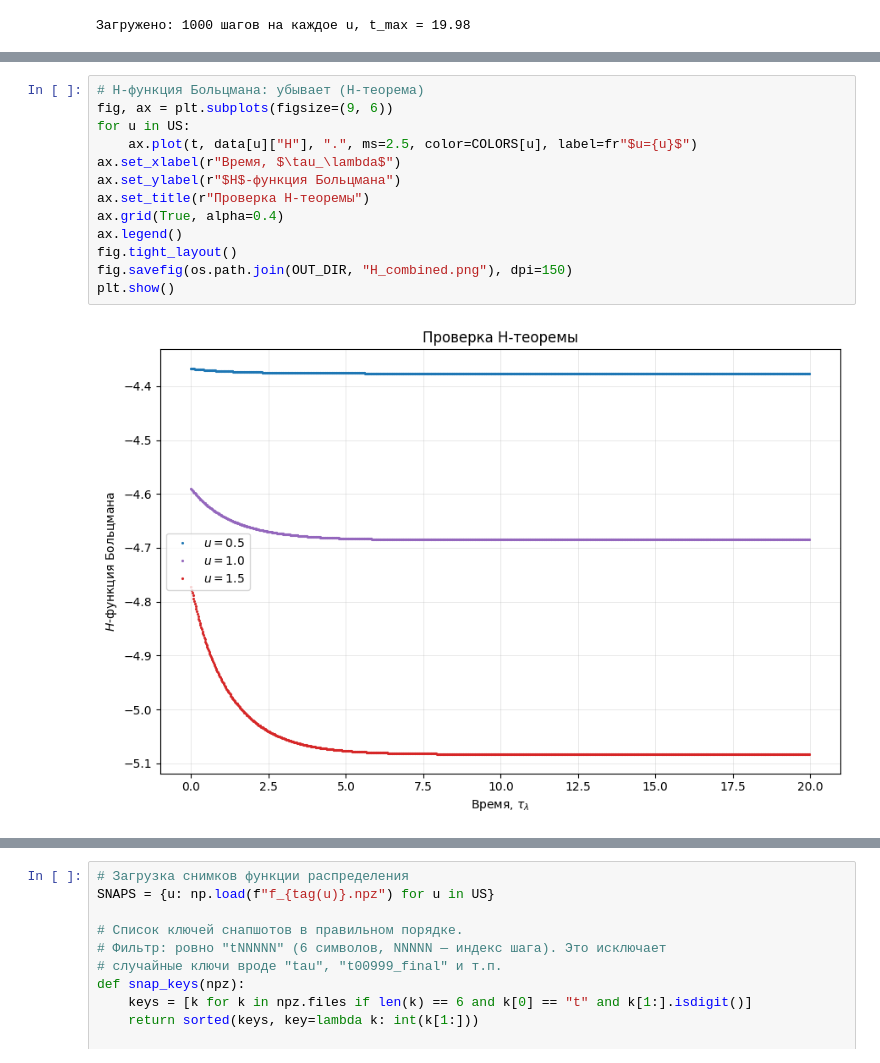
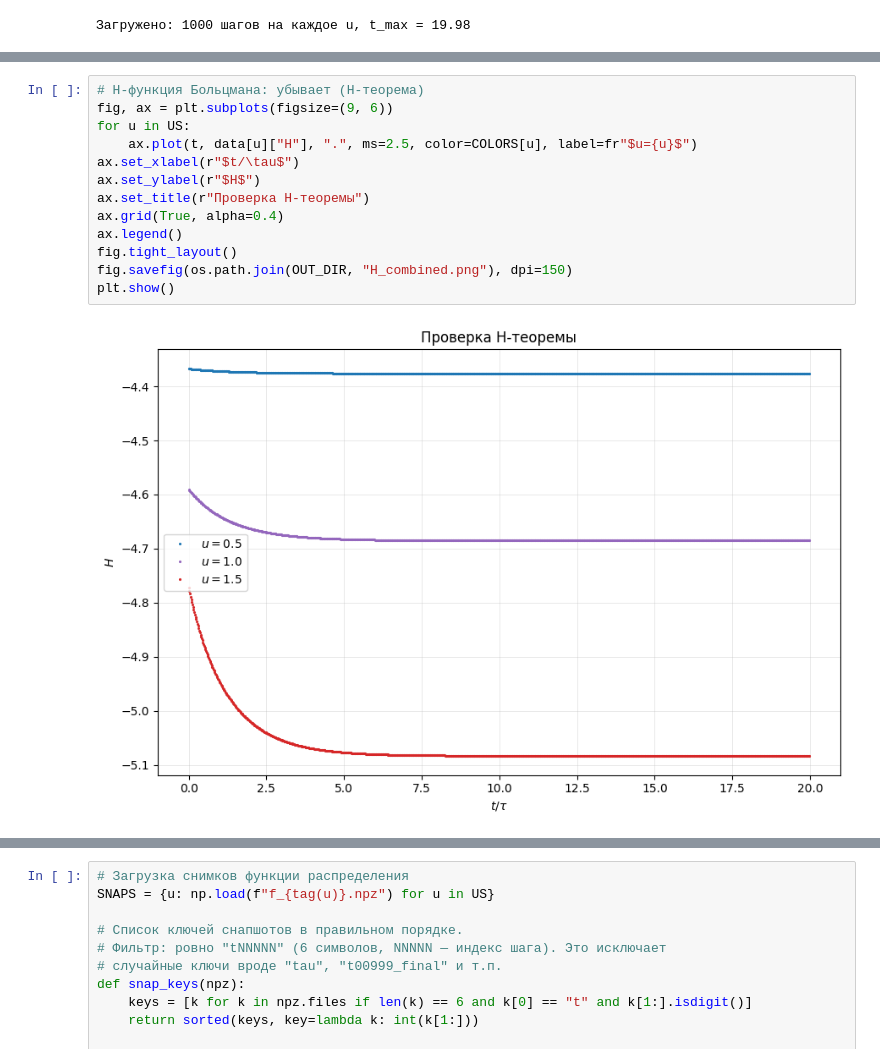
Before and after one commit to skyreaper925/npm, a Jupyter notebook: task0/data/relax.ipynb, the cells around one changed output, grey strips where cells are left out. Drawn from its saved outputs; the diff is of its cells as text.

```diff
--- a/task0/data/relax.ipynb
+++ b/task0/data/relax.ipynb
@@ -87,18 +87,18 @@ plt.show()
 # %%
 # H-функция Больцмана: убывает (Н-теорема)
 fig, ax = plt.subplots(figsize=(9, 6))
 for u in US:
     ax.plot(t, data[u]["H"], ".", ms=2.5, color=COLORS[u], label=fr"$u={u}$")
-ax.set_xlabel(r"Время, $\tau_\lambda$")
-ax.set_ylabel(r"$H$-функция Больцмана")
+ax.set_xlabel(r"$t/\tau$")
+ax.set_ylabel(r"$H$")
 ax.set_title(r"Проверка Н-теоремы")
 ax.grid(True, alpha=0.4)
 ax.legend()
 fig.tight_layout()
 fig.savefig(os.path.join(OUT_DIR, "H_combined.png"), dpi=150)
 plt.show()
 # %% [output]
-[figure, old version]
+[figure, new version]
 # %%
 # Лог-график анизотропии |T_xx − T| — экспоненциальная релаксация
 fig, ax = plt.subplots(figsize=(9, 6))
```
Also changed, not shown: parts of 4 cells of this notebook, 24 other files.
